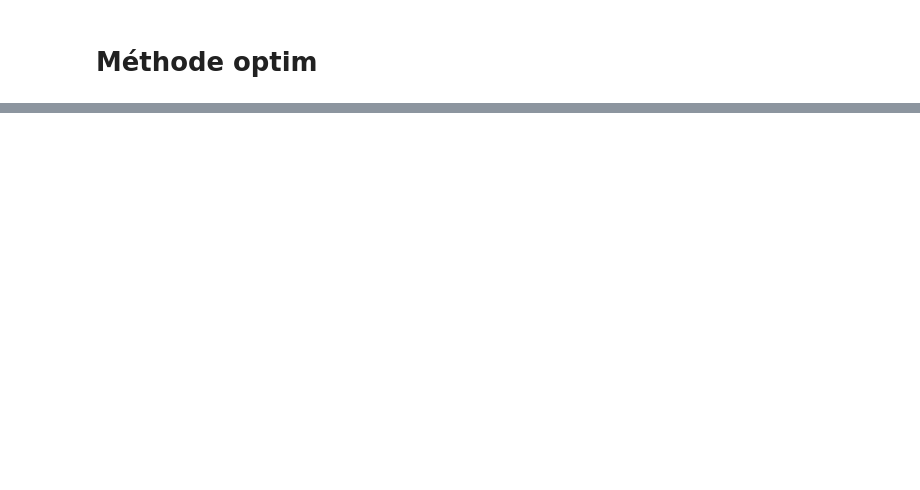
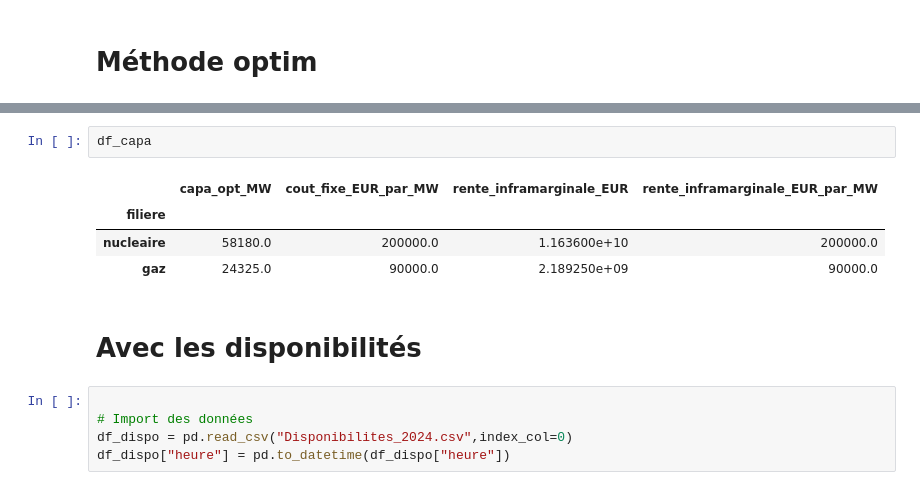
Before and after one commit to Alx-Lebeau/Cours-EcoElec, a Jupyter notebook: notebooks/02_Equilibre_Long_Terme.ipynb, the cells around one changed output, grey strips where cells are left out. Drawn from its saved outputs; the diff is of its cells as text; blank space fills up the shorter version.

```diff
--- a/notebooks/02_Equilibre_Long_Terme.ipynb
+++ b/notebooks/02_Equilibre_Long_Terme.ipynb
@@ -82,0 +206,14 @@ ax.set_ylim([0,500])
+# %%
+df_capa
+# %% [output]
+|  | capa_opt_MW | cout_fixe_EUR_par_MW | rente_inframarginale_EUR | rente_inframarginale_EUR_par_MW |
+| filiere |  |  |  |  |
+| nucleaire | 58180.0 | 200000.0 | 1.163600e+10 | 200000.0 |
+| gaz | 24325.0 | 90000.0 | 2.189250e+09 | 90000.0 |
+# %% [markdown]
+# Avec les disponibilités
+# %%
+
+# Import des données
+df_dispo = pd.read_csv("Disponibilites_2024.csv",index_col=0)
+df_dispo["heure"] = pd.to_datetime(df_dispo["heure"])
```
Also changed, not shown: parts of 9 cells of this notebook.
